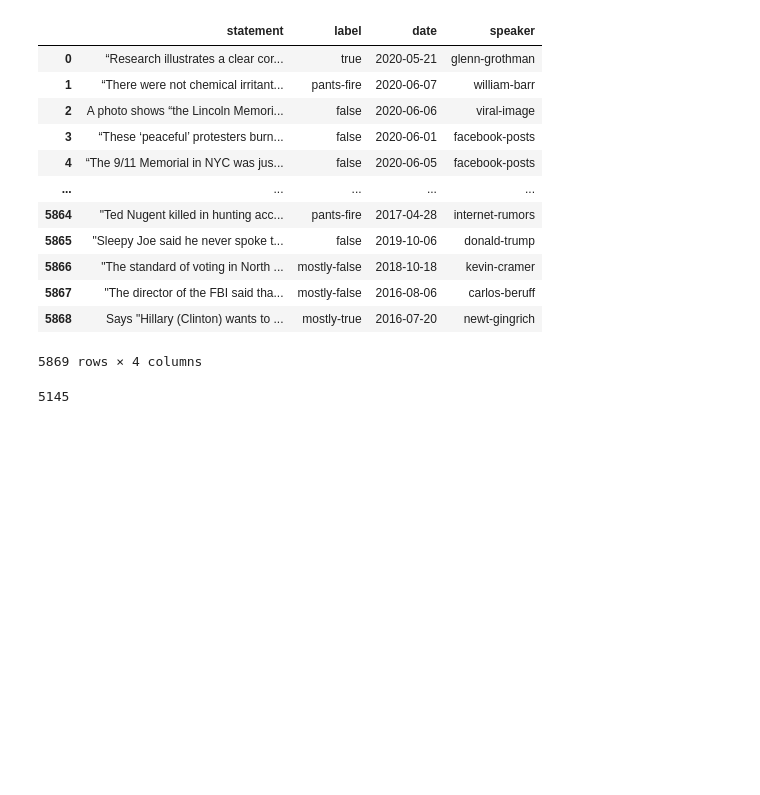
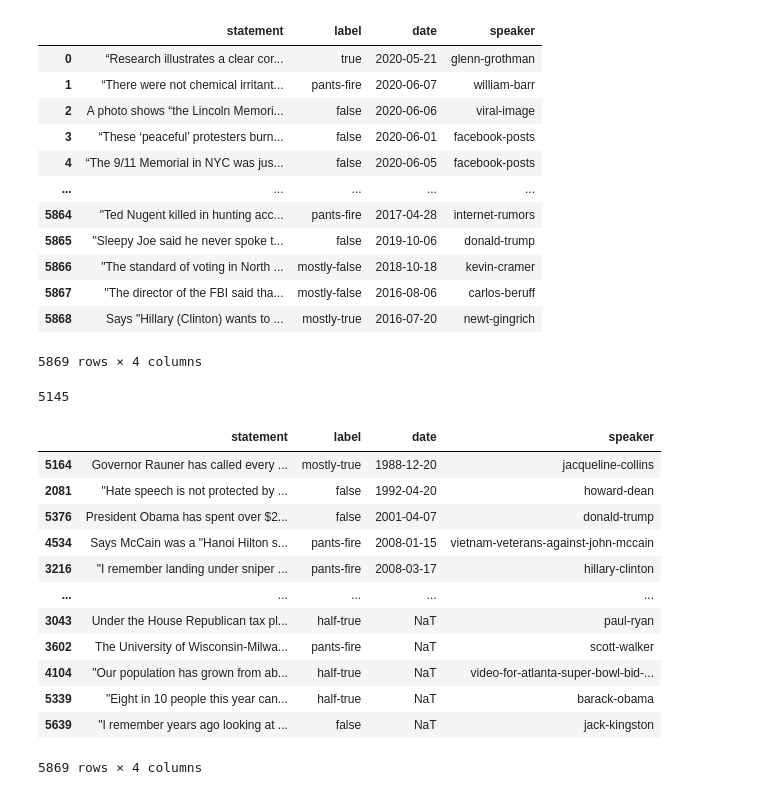
Before and after one commit to KunojiLym/metis_project_4, a Jupyter notebook: googlefactcheck.ipynb, the cells around one changed output. Saved outputs shown, nothing was run; the diff lists cells and outputs as text; code cells hidden in the pictures; blank space fills up the shorter version.

Commit message:
Added load pickle step

```diff
--- a/googlefactcheck.ipynb
+++ b/googlefactcheck.ipynb
@@ -226,3 +226,21 @@ politifact_df['label'] = politifact_df['label'].apply(lambda s: re.sub(' ', '-',
 politifact_df['speaker'] = politifact_df['speaker'].apply(lambda s: re.sub(' ', '-', s.strip()).lower())
 # %%
 pickle.dump(politifact_df, open('data/politifact.pickle',  'wb'))
+# %%
+politifact_df = pickle.load(open('data/politifact.pickle',  'rb'))
+# %%
+politifact_df.sort_values('date')
+# %% [output]
+|  | statement | label | date | speaker |
+| 5164 | Governor Rauner has called every ... | mostly-true | 1988-12-20 | jacqueline-collins |
+| 2081 | "Hate speech is not protected by ... | false | 1992-04-20 | howard-dean |
+| 5376 | President Obama has spent over $2... | false | 2001-04-07 | donald-trump |
+| 4534 | Says McCain was a "Hanoi Hilton s... | pants-fire | 2008-01-15 | vietnam-veterans-against-john-mccain |
+| 3216 | "I remember landing under sniper ... | pants-fire | 2008-03-17 | hillary-clinton |
+| ... | ... | ... | ... | ... |
+| 3043 | Under the House Republican tax pl... | half-true | NaT | paul-ryan |
+| 3602 | The University of Wisconsin-Milwa... | pants-fire | NaT | scott-walker |
+| 4104 | "Our population has grown from ab... | half-true | NaT | video-for-atlanta-super-bowl-bid-... |
+| 5339 | "Eight in 10 people this year can... | half-true | NaT | barack-obama |
+| 5639 | "I remember years ago looking at ... | false | NaT | jack-kingston |
+5869 rows × 4 columns
```
